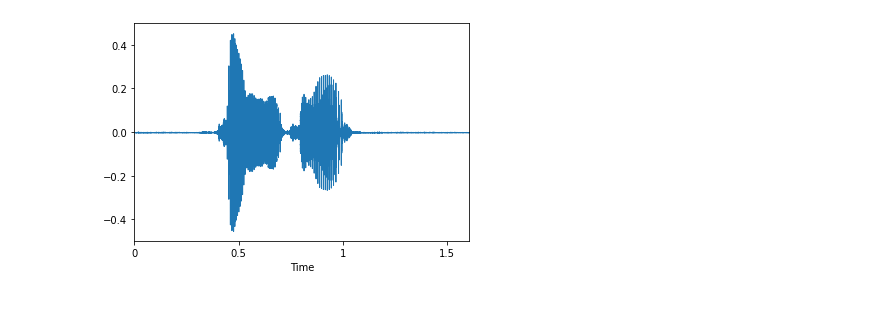
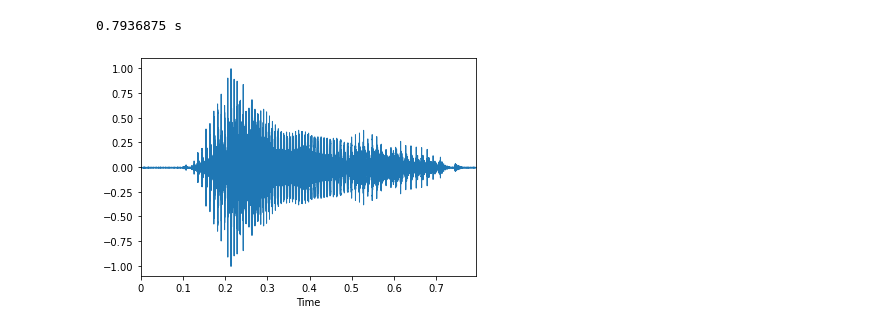
Before and after one commit to GondaDaikon/VoiceAnalysis, a Jupyter notebook: librosaTest.ipynb, the cells around one changed output. Cells and saved outputs as stored; diff of their text form; code cells hidden in the pictures.

```diff
--- a/librosaTest.ipynb
+++ b/librosaTest.ipynb
@@ -10,11 +11,14 @@ import soundfile as sf
 # %%
-audio_path = "sound/konnichiha.wav"
+audio_path = "sound/vaiueo2d.wav"
 
 # y,sr = librosa.load(path, sr=22050>0, mono=True or False, offset=0.0, duration=None,
 #                       dtype=<class 'numpy.float32'>, res_type='kaiser_best')
-# sr = 16000
+sr = 16000
 y, sr = librosa.load(audio_path, sr=sr, mono=True)
+y = librosa.util.normalize(y)
 
 librosa.display.waveplot(y, sr=sr)
+# librosa.display.waveplot(x, sr=sr)
 IPython.display.Audio(data=y,rate=sr)
+print(len(y)/sr, "s")
 # %% [output]
@@ -22,2 +25,3 @@ IPython.display.Audio(data=y,rate=sr)
+0.7936875 s
-[figure, old version]
+[figure, new version]
 # %%
```
Also changed, not shown: parts of 14 cells of this notebook, 6 other files.
